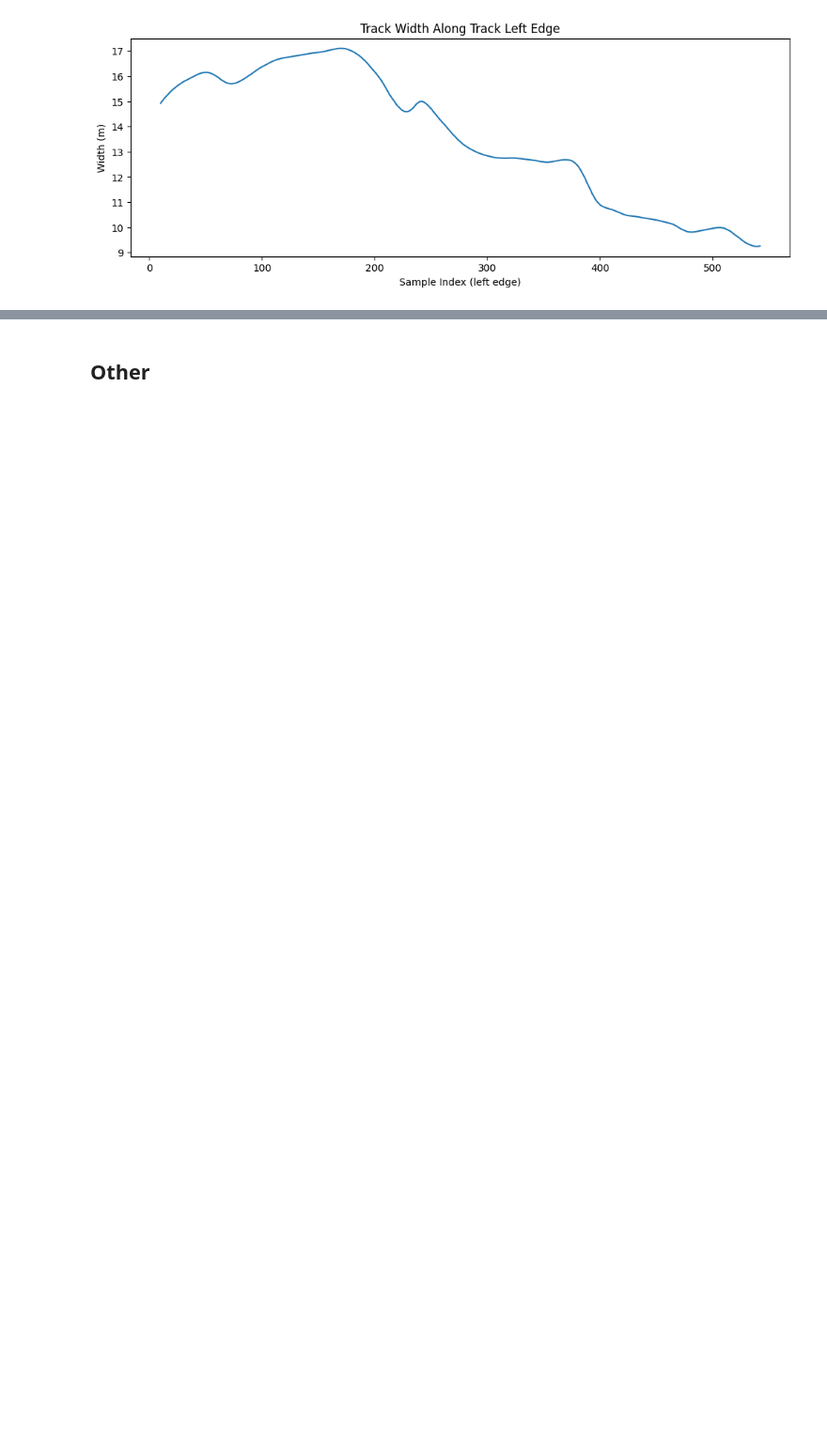
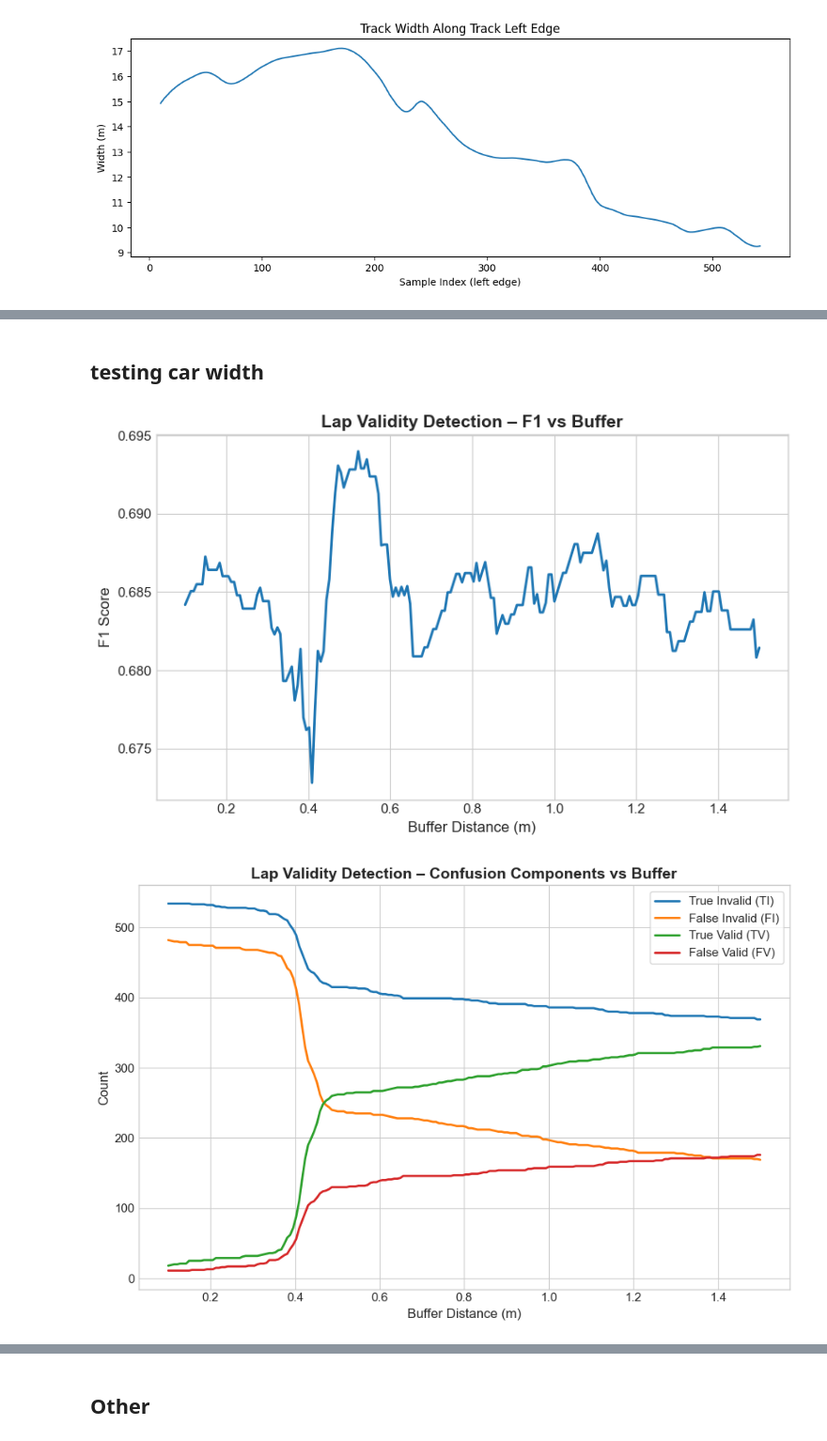
Before and after one commit to Samukat/Data3001G2, a Jupyter notebook: Track_2.ipynb, the cells around one changed output, grey strips where cells are left out. Shown at 94% size. Drawn from its saved outputs; the diff is of its cells as text; code cells hidden in the pictures; blank space fills up the shorter version.

```diff
--- a/Track_2.ipynb
+++ b/Track_2.ipynb
@@ -711,0 +713,41 @@ plt.scatter(lap_cut_edges[(lap_cut_edges["M_LAPDISTANCE_1"] < 422) & (lap_cut_ed
+# %% [markdown]
+## testing car width
+# %%
+import numpy as np
+import matplotlib.pyplot as plt
+
+
+plt.style.use("seaborn-v0_8-whitegrid")  # clean professional style
+
+buffers = np.linspace(0.1, 1.5, 200)
+
+df = result_df[result_df["M_LAPDISTANCE_1"].between(50, 800)]
+
+metrics = []
+
+for buf in buffers:
+    in_track = (df["left_dist"] + df["right_dist"]) < \
+               (df["l_width"] + df["r_width"]) / 2 + buf
+
+    pred_invalid = (
+        df.assign(in_track=in_track)
+        .groupby(["M_SESSIONUID", "M_CURRENTLAPNUM"])["in_track"]
+        .all()
+        .apply(lambda x: 0 if x else 1)  # 1 = invalid
+    )
+
+    true_invalid = (
+        df.groupby(["M_SESSIONUID", "M_CURRENTLAPNUM"])["M_CURRENTLAPINVALID_1"]
+        .first()
+    )
+
+    y_true = true_invalid.values
+    y_pred = pred_invalid.values
+
+    tn, fp, fn, tp = confusion_matrix(y_true, y_pred, labels=[0,1]).ravel()
+    f1 = f1_score(y_true, y_pred)
+
+    metrics.append((buf, f1, tp, fp, tn, fn))
+# %% [output]
+[figure, added]
+[figure, added]
```
Also changed, not shown: parts of 12 cells of this notebook, 4 other files.
